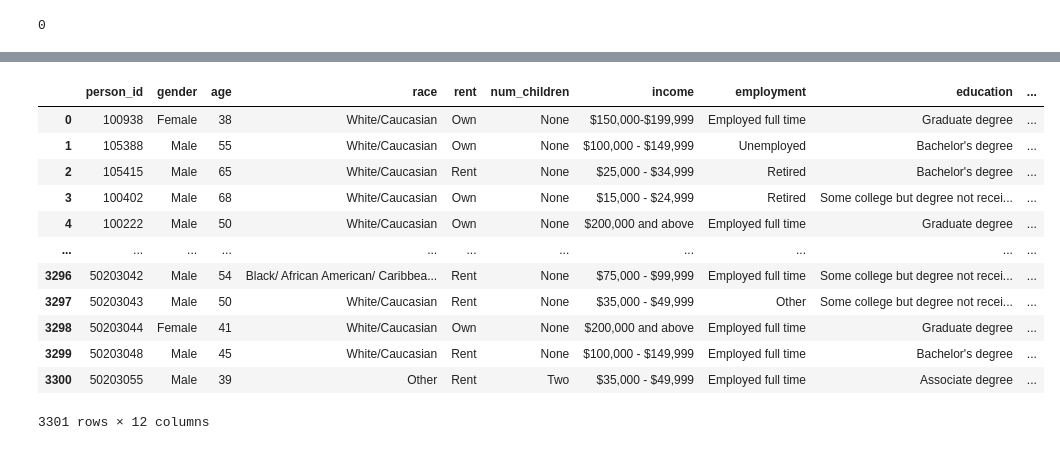
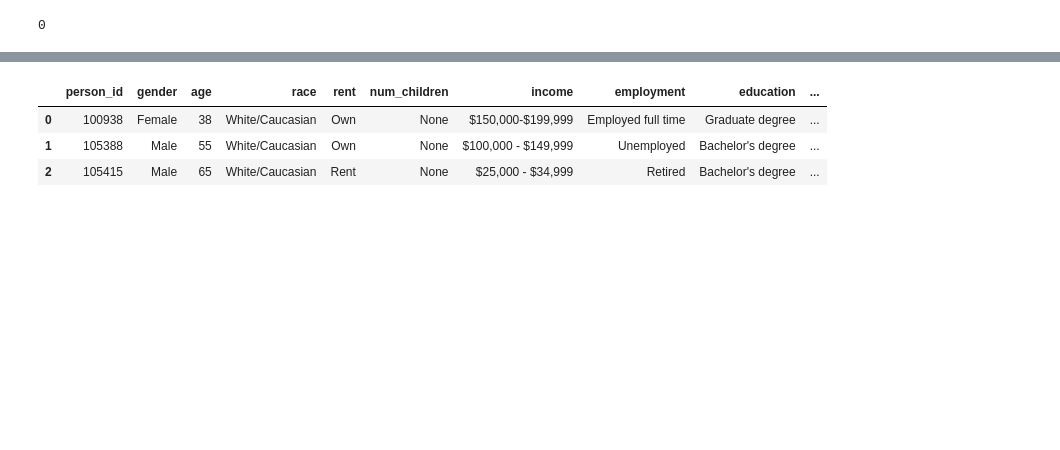
Before and after one commit to mmgargoles/NYC-Mobility-Project, a Jupyter notebook: CPSC4830-Project-Draft.ipynb, the cells around one changed output, grey strips where cells are left out. Drawn from its saved outputs; the diff is of its cells as text; code cells hidden in the pictures; blank space fills up the shorter version.

```diff
--- a/CPSC4830-Project-Draft.ipynb
+++ b/CPSC4830-Project-Draft.ipynb
@@ -250,34 +215,25 @@ df_2017_main_coded
 # %%
 #cleaning 2018 main survey
 df_2018_main['has_disability'] = np.where(df_2018_main.iloc[:,175:181].replace({'Yes':True, 'No':False}).any(axis=1),'Yes','No')
 df_2018_main['qEMPLOYMENT'].replace({'Employed full time (working more than 30 hours per week)':'Employed full time'
                                     ,'Employed part time (working less than 30 hours per week)':'Employed part time'
                                     ,'Volunteer work (at least 1 day/week)':'Volunteer work'},inplace=True)
 df_2018_main['qEDUCATION'].replace({'Associate degree (i.e., AA, AS)':'Associate degree',
                                    'Bachelor\'s degree (i.e., BA, BS, AB)':'Bachelor\'s degree',
                                    'Graduate degree (i.e., Master\'s, Professional, Doctorate)':'Graduate degree',
                                    'High school graduate or equivalent (i.e., GED)':'High school graduate or equivalent'}
                                   ,inplace=True)
 
 df_2018_main_coded = df_2018_main[['UniqueID','qGENDER','qAGE','qRACE','qRENT','qCHILDREN','qINCOME','qEMPLOYMENT','qEDUCATION',
                                   'has_disability','qCARACCESS','qBIKEOWN']].rename(columns={'UniqueID':'person_id','qGENDER':'gender',
                                                                                              'qAGE':'age','qRACE':'race', 'qRENT':'rent'
                                                                                              , 'qCHILDREN':'num_children','qINCOME':'income'
                                                                                              ,'qEMPLOYMENT':'employment', 'qEDUCATION':'education'
                                                                                              ,'qCARACCESS':'has_caraccess', 'qBIKEOWN':'has_bike'
                                                                             })
-df_2018_main_coded
+df_2018_main_coded.head(3)
 # %% [output]
 |  | person_id | gender | age | race | rent | num_children | income | employment | education | ... |
 | 0 | 100938 | Female | 38 | White/Caucasian | Own | None | $150,000-$199,999 | Employed full time | Graduate degree | ... |
 | 1 | 105388 | Male | 55 | White/Caucasian | Own | None | $100,000 - $149,999 | Unemployed | Bachelor's degree | ... |
 | 2 | 105415 | Male | 65 | White/Caucasian | Rent | None | $25,000 - $34,999 | Retired | Bachelor's degree | ... |
-| 3 | 100402 | Male | 68 | White/Caucasian | Own | None | $15,000 - $24,999 | Retired | Some college but degree not recei... | ... |
-| 4 | 100222 | Male | 50 | White/Caucasian | Own | None | $200,000 and above | Employed full time | Graduate degree | ... |
-| ... | ... | ... | ... | ... | ... | ... | ... | ... | ... | ... |
-| 3296 | 50203042 | Male | 54 | Black/ African American/ Caribbea... | Rent | None | $75,000 - $99,999 | Employed full time | Some college but degree not recei... | ... |
-| 3297 | 50203043 | Male | 50 | White/Caucasian | Rent | None | $35,000 - $49,999 | Other | Some college but degree not recei... | ... |
-| 3298 | 50203044 | Female | 41 | White/Caucasian | Own | None | $200,000 and above | Employed full time | Graduate degree | ... |
-| 3299 | 50203048 | Male | 45 | White/Caucasian | Rent | None | $100,000 - $149,999 | Employed full time | Bachelor's degree | ... |
-| 3300 | 50203055 | Male | 39 | Other | Rent | Two | $35,000 - $49,999 | Employed full time | Associate degree | ... |
-3301 rows × 12 columns
```
Also changed, not shown: parts of 14 cells of this notebook.
